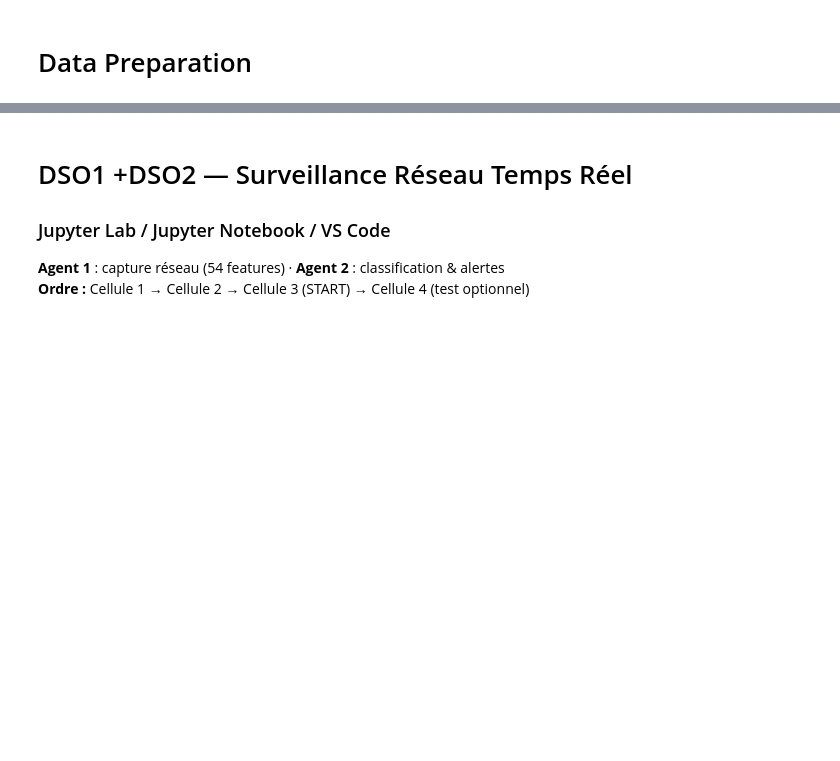
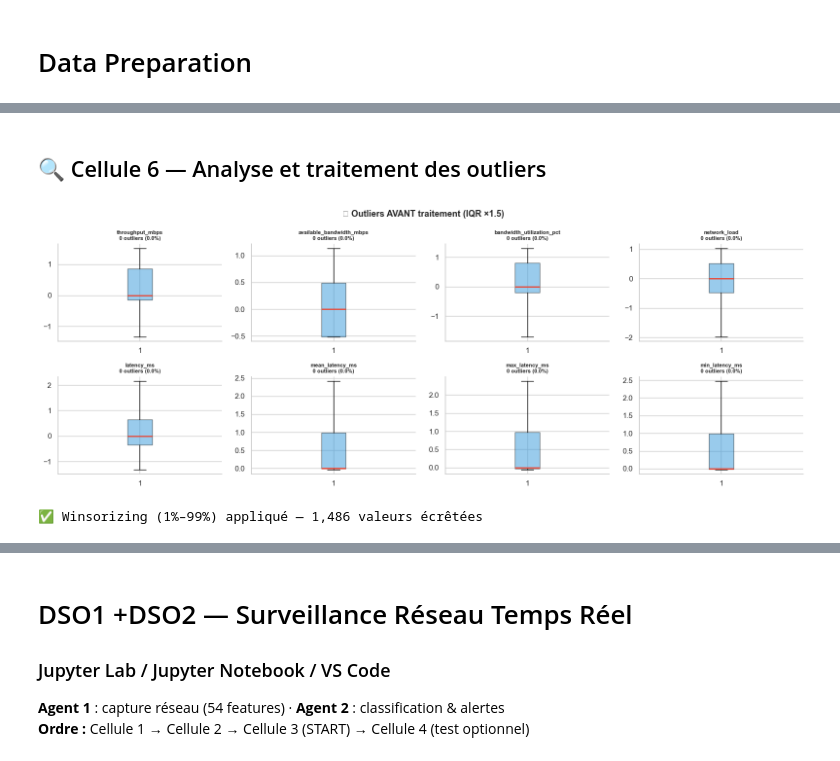
Before and after one commit to foued-firas/-Esprit-PIDEV-4DS10-2026-QossBuddy, a Jupyter notebook: QosBuddy.ipynb, the cells around one changed output, grey strips where cells are left out. Drawn from its saved outputs; the diff is of its cells as text; code cells hidden in the pictures; blank space fills up the shorter version.

```diff
--- a/QosBuddy.ipynb
+++ b/QosBuddy.ipynb
@@ -6,0 +235,42 @@
+# %% [markdown]
+## 🔍 Cellule 6 — Analyse et traitement des outliers
+# %%
+if not globals().get("_df_loaded") or df.empty:
+    print("⏭️  Outlier analysis ignorée")
+else:
+    key_feats = [c for c in cont_features if c in df.columns][:8]
+    X_raw = df[key_feats].copy()
+
+    # ── Boxplots outliers AVANT traitement ────────────────────
+    ncols = 4; nrows = max(1, (len(key_feats)+3)//4)
+    fig, axes = plt.subplots(nrows, ncols, figsize=(16, nrows*3))
+    axes = axes.flatten() if hasattr(axes, "flatten") else [axes]
+    for i, col in enumerate(key_feats):
+        q1, q3 = X_raw[col].quantile([0.25, 0.75])
+        iqr = q3 - q1
+        n_out = ((X_raw[col] < q1-1.5*iqr) | (X_raw[col] > q3+1.5*iqr)).sum()
+        pct   = n_out/len(X_raw)*100
+        axes[i].boxplot(X_raw[col].dropna(), vert=True, patch_artist=True,
+                        boxprops=dict(facecolor="#3498db", alpha=0.5),
+                        medianprops=dict(color="#e74c3c", linewidth=2),
+                        flierprops=dict(marker=".", markersize=3, alpha=0.3, color="#e74c3c"))
+        axes[i].set_title(f"{col}\n{n_out:,} outliers ({pct:.1f}%)", fontsize=8, fontweight="bold")
+        axes[i].spines[["top","right"]].set_visible(False)
+    for j in range(len(key_feats), len(axes)):
+        axes[j].set_visible(False)
+    plt.suptitle("🔍 Outliers AVANT traitement (IQR ×1.5)", fontsize=13, fontweight="bold")
+    plt.tight_layout(); plt.show()
+
+    # ── IQR capping (Winsorizing) ─────────────────────────────
+    X_capped = df[feature_cols].copy()
+    n_capped_total = 0
+    for col in cont_features:
+        if col not in X_capped.columns: continue
+        q1, q3 = X_capped[col].quantile([0.01, 0.99])
+        n = ((X_capped[col] < q1) | (X_capped[col] > q3)).sum()
+        X_capped[col] = X_capped[col].clip(lower=q1, upper=q3)
+        n_capped_total += n
+    print(f"✅ Winsorizing (1%–99%) appliqué — {n_capped_total:,} valeurs écrêtées")
+# %% [output]
+[figure, added]
+✅ Winsorizing (1%–99%) appliqué — 1,486 valeurs écrêtées
```
Also changed, not shown: parts of 132 cells of this notebook.
